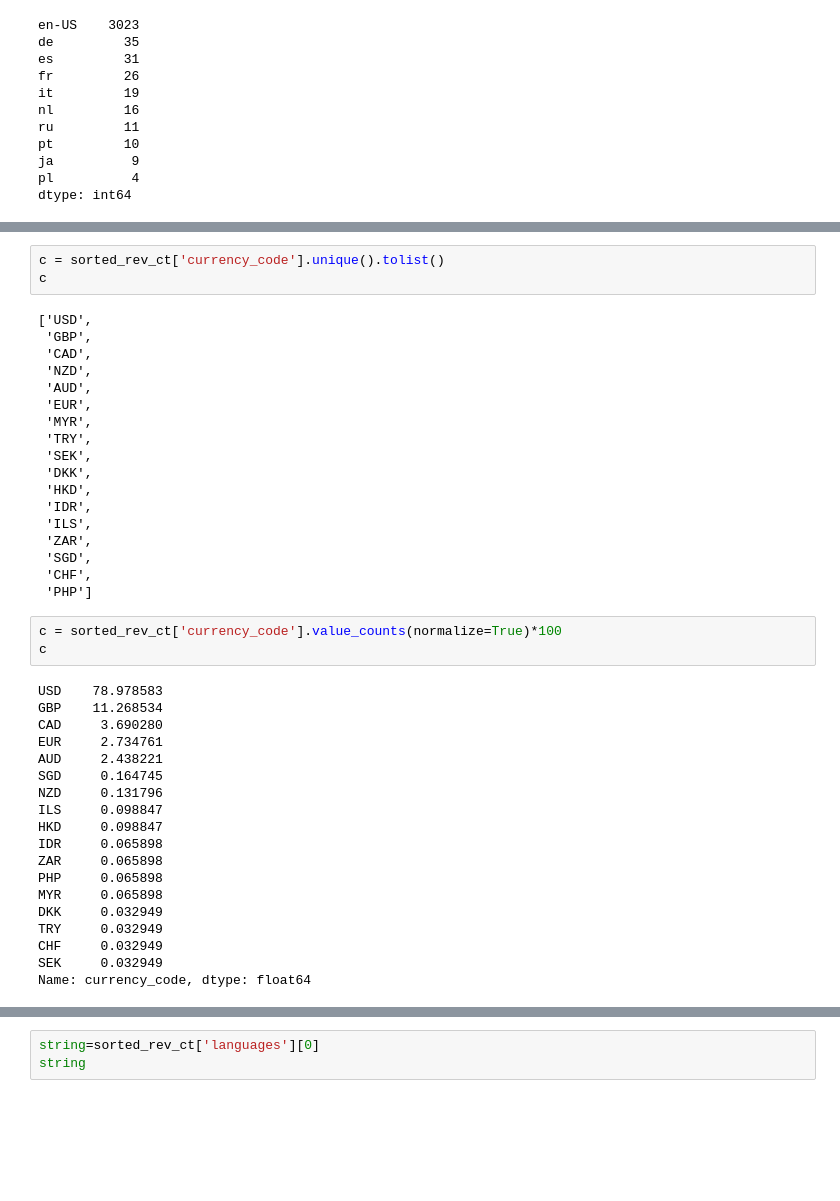
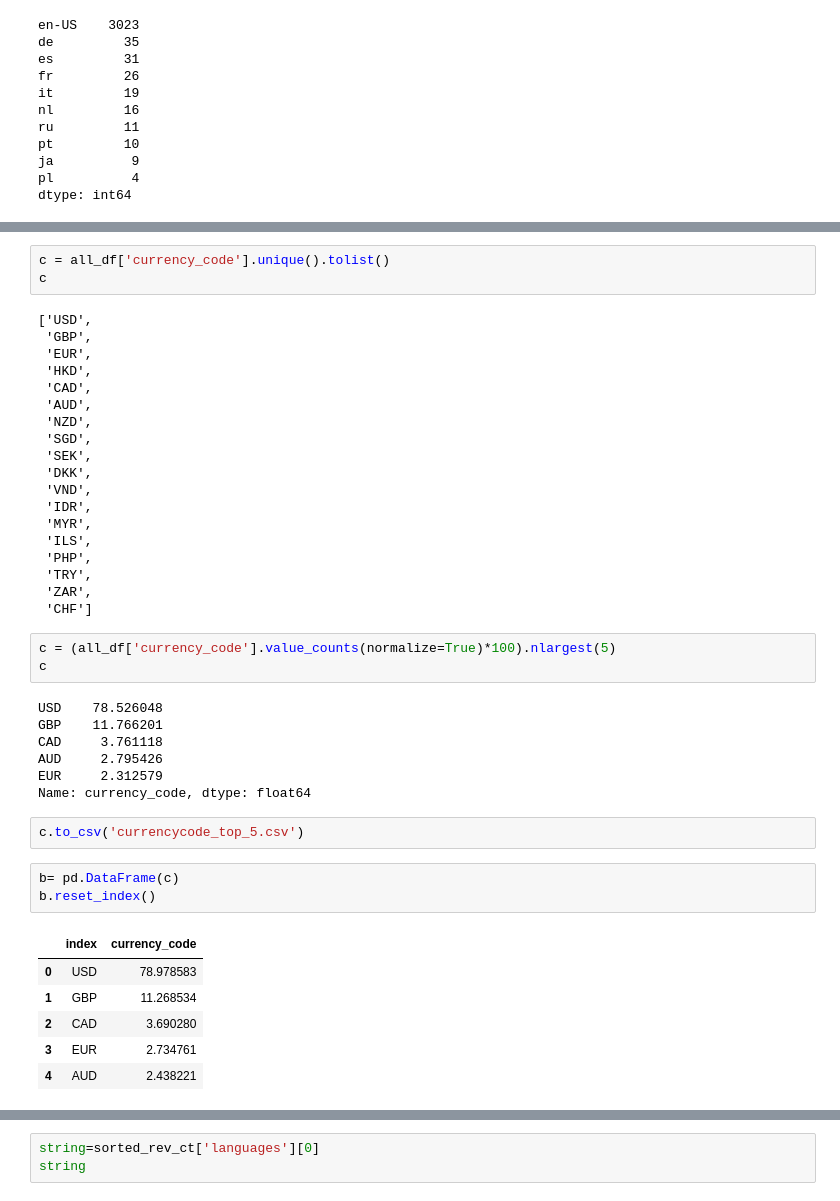
Before and after one commit to Megan1034/ETSY-CAPSTONE, a Jupyter notebook: ETSY Notebook/All shops CSV (wedding_paper_home).ipynb, the cells around one changed output, grey strips where cells are left out. Drawn from its saved outputs; the diff is of its cells as text; blank space fills up the shorter version.

```diff
--- a/ETSY Notebook/All shops CSV (wedding_paper_home).ipynb
+++ b/ETSY Notebook/All shops CSV (wedding_paper_home).ipynb
@@ -309,44 +291,45 @@ lang_expanded_v1
 # %%
-c = sorted_rev_ct['currency_code'].unique().tolist()
+c = all_df['currency_code'].unique().tolist()
 c
 # %% [output]
 ['USD',
  'GBP',
+ 'EUR',
+ 'HKD',
  'CAD',
+ 'AUD',
  'NZD',
- 'AUD',
- 'EUR',
- 'MYR',
- 'TRY',
+ 'SGD',
  'SEK',
  'DKK',
- 'HKD',
+ 'VND',
  'IDR',
+ 'MYR',
  'ILS',
+ 'PHP',
+ 'TRY',
  'ZAR',
- 'SGD',
- 'CHF',
- 'PHP']
+ 'CHF']
 # %%
-c = sorted_rev_ct['currency_code'].value_counts(normalize=True)*100
+c = (all_df['currency_code'].value_counts(normalize=True)*100).nlargest(5)
 c
 # %% [output]
-USD    78.978583
-GBP    11.268534
-CAD     3.690280
-EUR     2.734761
-AUD     2.438221
-SGD     0.164745
-NZD     0.131796
-ILS     0.098847
-HKD     0.098847
-IDR     0.065898
-ZAR     0.065898
-PHP     0.065898
-MYR     0.065898
-DKK     0.032949
-TRY     0.032949
-CHF     0.032949
-SEK     0.032949
+USD    78.526048
+GBP    11.766201
+CAD     3.761118
+AUD     2.795426
+EUR     2.312579
 Name: currency_code, dtype: float64
+# %%
+c.to_csv('currencycode_top_5.csv')
+# %%
+b= pd.DataFrame(c)
+b.reset_index()
+# %% [output]
+|  | index | currency_code |
+| 0 | USD | 78.978583 |
+| 1 | GBP | 11.268534 |
+| 2 | CAD | 3.690280 |
+| 3 | EUR | 2.734761 |
+| 4 | AUD | 2.438221 |
 # %%
```
Also changed, not shown: parts of 10 cells of this notebook, 1 other file.
